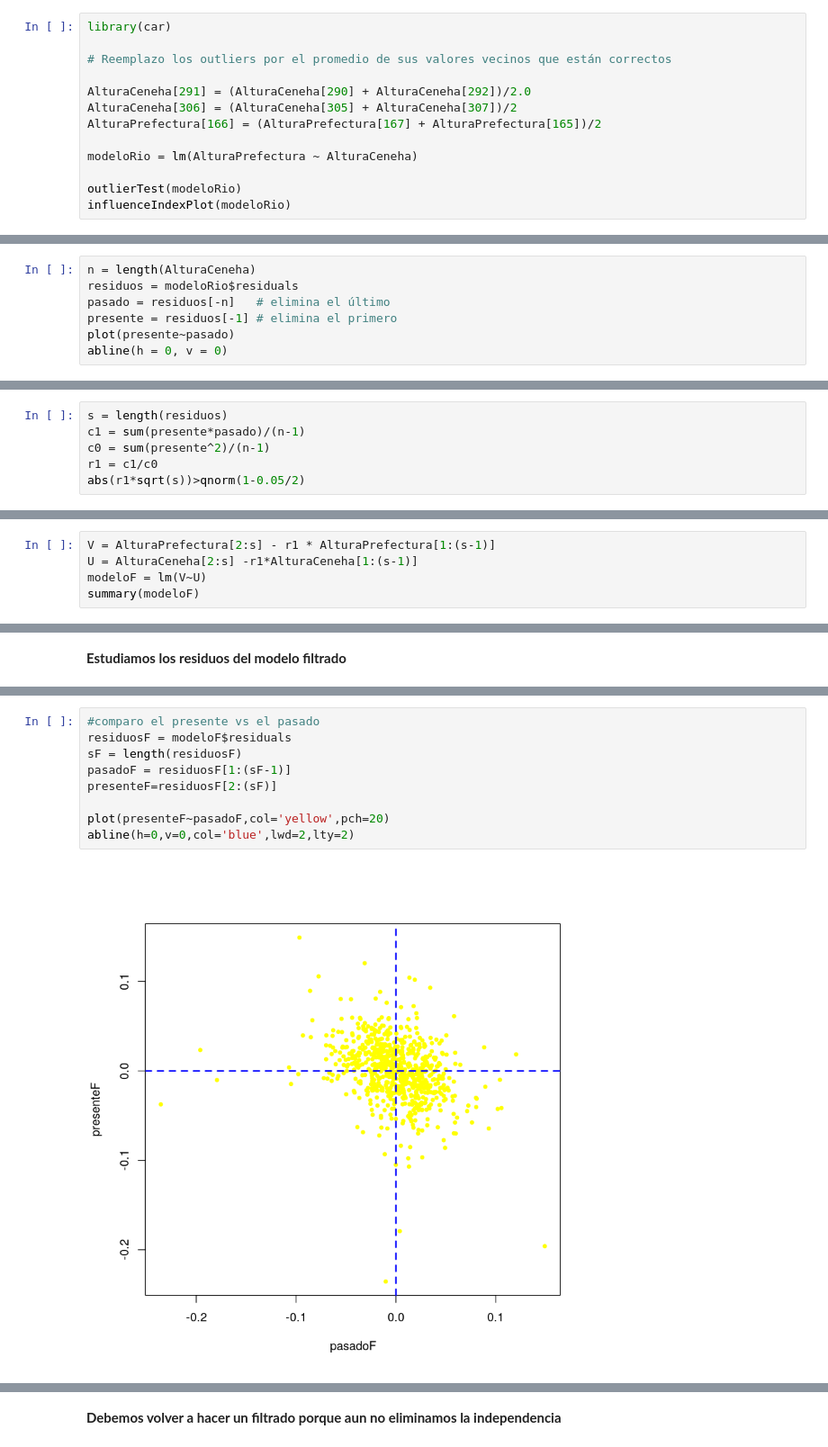
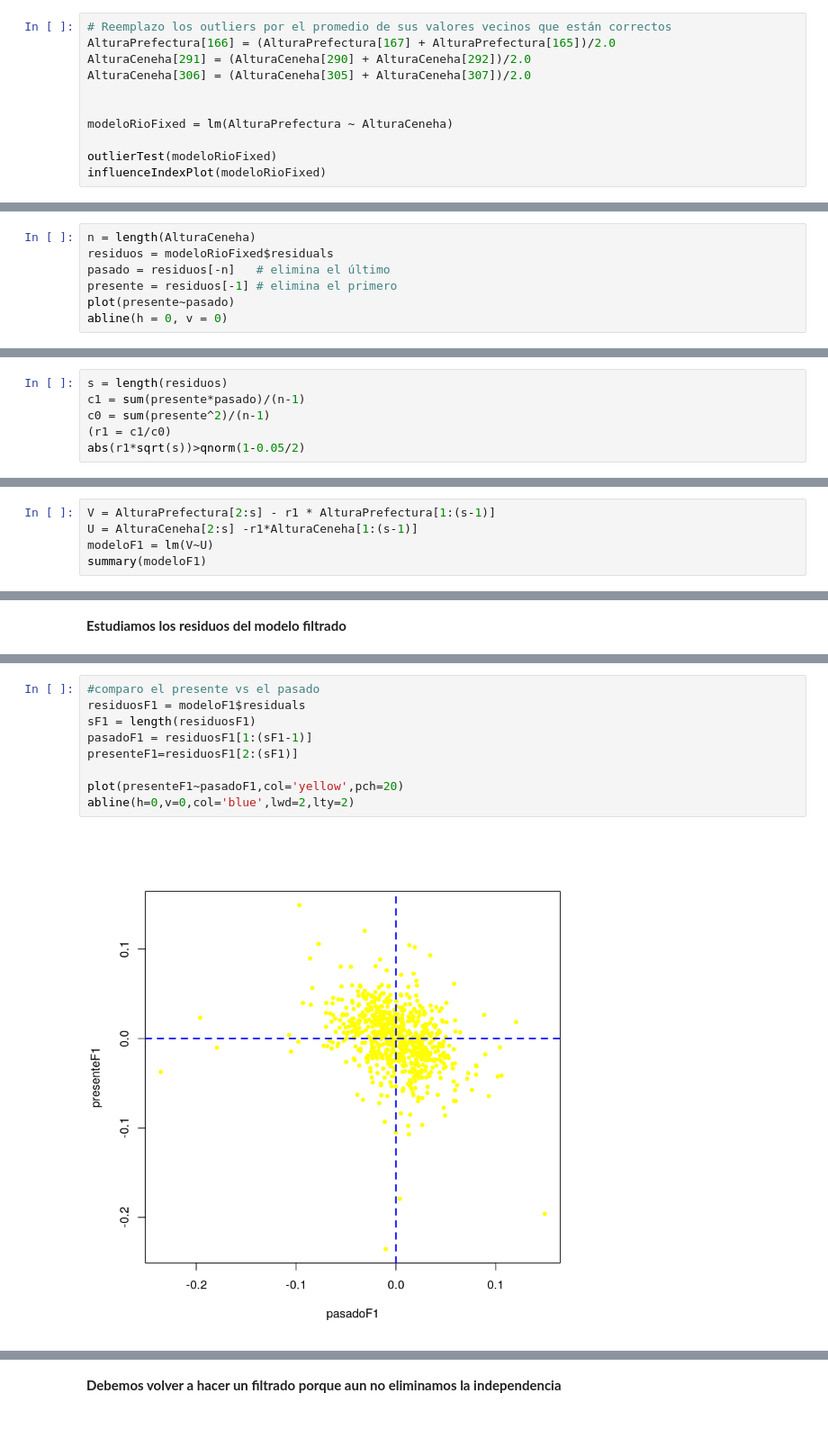
Before and after one commit to emilopez/intro-R, a Jupyter notebook: tp-final/tf.ipynb, the cells around one changed output, grey strips where cells are left out. Shown at 90% size. Saved outputs shown, nothing was run; the diff lists cells and outputs as text.

```diff
--- a/tp-final/tf.ipynb
+++ b/tp-final/tf.ipynb
@@ -76,14 +82,12 @@ lines(FechayHora, modeloRio$fitted.values, col='green')
 # %%
-library(car)
+# Reemplazo los outliers por el promedio de sus valores vecinos que están correctos
+AlturaPrefectura[166] = (AlturaPrefectura[167] + AlturaPrefectura[165])/2.0
+AlturaCeneha[291] = (AlturaCeneha[290] + AlturaCeneha[292])/2.0
+AlturaCeneha[306] = (AlturaCeneha[305] + AlturaCeneha[307])/2.0
 
-# Reemplazo los outliers por el promedio de sus valores vecinos que están correctos
 
-AlturaCeneha[291] = (AlturaCeneha[290] + AlturaCeneha[292])/2.0
-AlturaCeneha[306] = (AlturaCeneha[305] + AlturaCeneha[307])/2
-AlturaPrefectura[166] = (AlturaPrefectura[167] + AlturaPrefectura[165])/2
+modeloRioFixed = lm(AlturaPrefectura ~ AlturaCeneha)
 
-modeloRio = lm(AlturaPrefectura ~ AlturaCeneha)
-
-outlierTest(modeloRio)
-influenceIndexPlot(modeloRio)
+outlierTest(modeloRioFixed)
+influenceIndexPlot(modeloRioFixed)
 # %% [output]
@@ -139,7 +150,7 @@ abline(h=0,col='red')
 Como la mayoria de los puentos están en el primer y tercer cuadrante: **correlacion serial presente**. El valor del desvío en un punto es similar al del punto mas reciente en el tiempo.
 # %%
 n = length(AlturaCeneha)
-residuos = modeloRio$residuals
+residuos = modeloRioFixed$residuals
 pasado = residuos[-n]   # elimina el último
 presente = residuos[-1] # elimina el primero
 plot(presente~pasado)
@@ -161,6 +172,6 @@ Ahora $\alpha$ será aproximado por el coeficiente de correlación serial $$r1 =
 s = length(residuos)
 c1 = sum(presente*pasado)/(n-1)
 c0 = sum(presente^2)/(n-1)
-r1 = c1/c0
+(r1 = c1/c0)
 abs(r1*sqrt(s))>qnorm(1-0.05/2)
 # %% [output]
@@ -174,8 +186,8 @@ Crear nuevas variables respuestas y explicativas tales que el coeficiente de reg
 # %%
 V = AlturaPrefectura[2:s] - r1 * AlturaPrefectura[1:(s-1)]
 U = AlturaCeneha[2:s] -r1*AlturaCeneha[1:(s-1)]
-modeloF = lm(V~U)
-summary(modeloF)
+modeloF1 = lm(V~U)
+summary(modeloF1)
 # %% [output]
 Call:
 lm(formula = V ~ U)
@@ -212,14 +224,14 @@ abline(h=0,col='red')
 [figure]
 # %%
 #comparo el presente vs el pasado
-residuosF = modeloF$residuals
-sF = length(residuosF)
-pasadoF = residuosF[1:(sF-1)]
-presenteF=residuosF[2:(sF)]
+residuosF1 = modeloF1$residuals
+sF1 = length(residuosF1)
+pasadoF1 = residuosF1[1:(sF1-1)]
+presenteF1=residuosF1[2:(sF1)]
 
-plot(presenteF~pasadoF,col='yellow',pch=20)
+plot(presenteF1~pasadoF1,col='yellow',pch=20)
 abline(h=0,v=0,col='blue',lwd=2,lty=2)
 # %% [output]
-[figure, old version]
+[figure, new version]
 # %%
 #hipotesis de que hay correlacion
```
Also changed, not shown: parts of 51 cells of this notebook, 1 other file.
